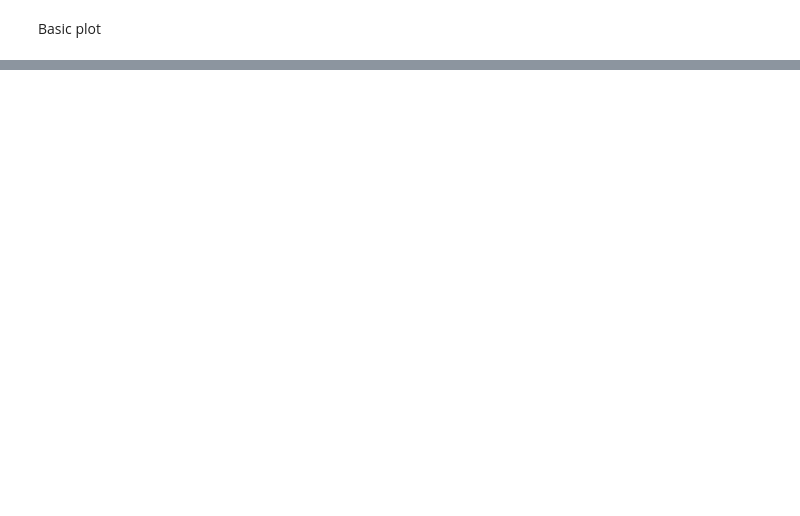
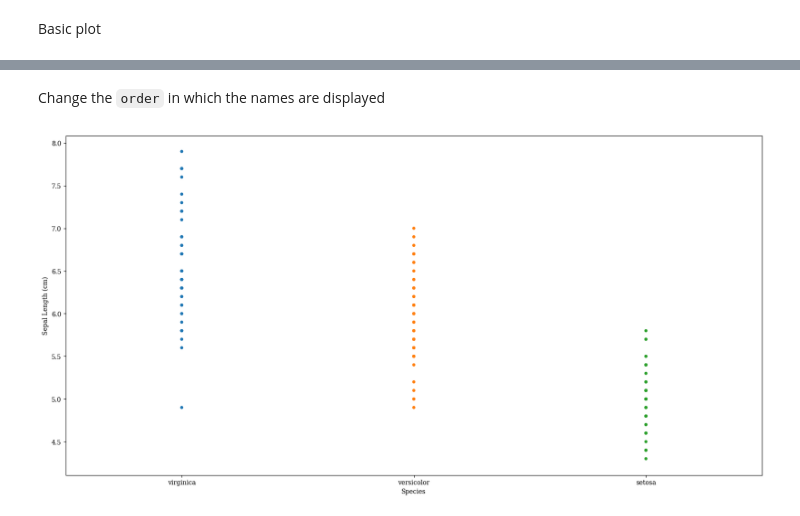
Before and after one commit to apryor6/apryor6.github.io, a Jupyter notebook: visualizations/seaborn/notebooks/stripplot.ipynb, the cells around one changed output, grey strips where cells are left out. Saved outputs shown, nothing was run; the diff lists cells and outputs as text; code cells hidden in the pictures; blank space fills up the shorter version.

```diff
--- a/visualizations/seaborn/notebooks/stripplot.ipynb
+++ b/visualizations/seaborn/notebooks/stripplot.ipynb
@@ -99,0 +40,9 @@ h[3].get_label()
+# %% [markdown]
+Change the `order` in which the names are displayed
+# %%
+p = sns.stripplot(data=df,
+                  x='Species',
+                  y='Sepal Length (cm)',
+                  order=sorted(df.Species.unique(), reverse=True))
+# %% [output]
+[figure, added]
```
Also changed, not shown: parts of 34 cells of this notebook, 17 other files.
